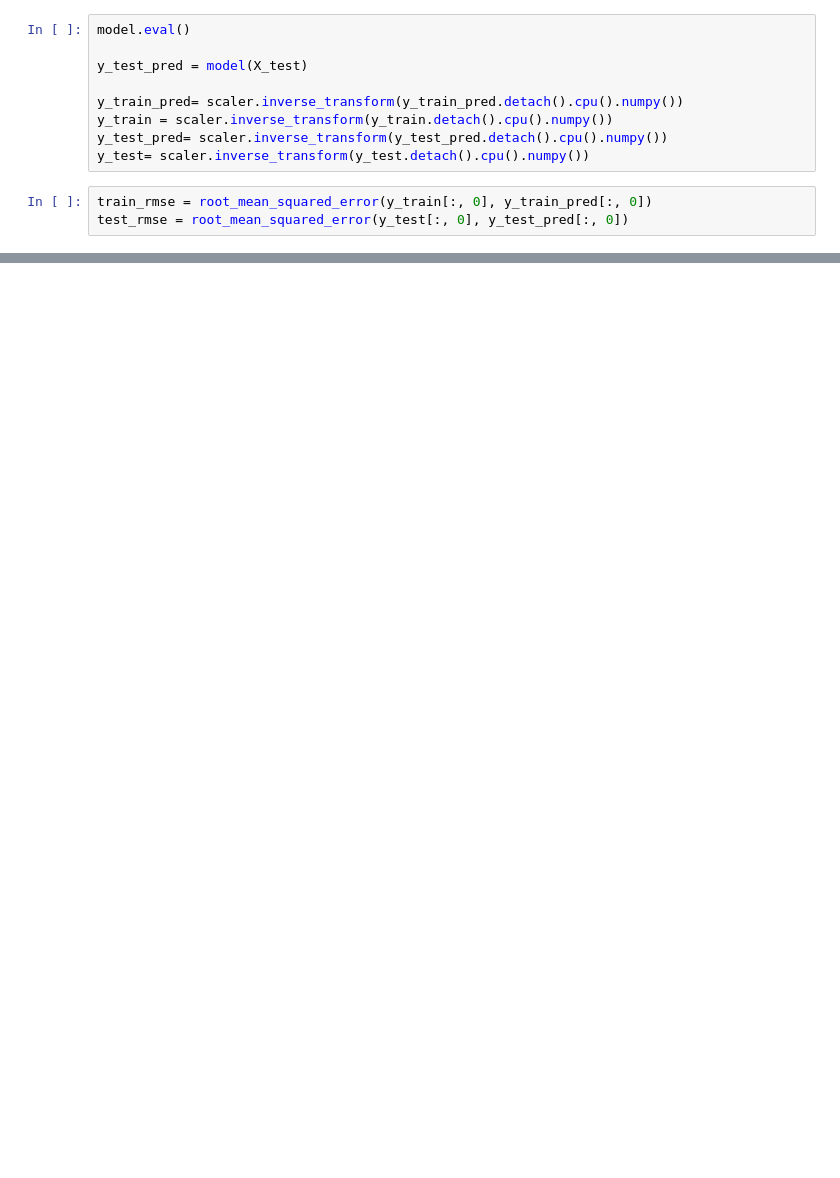
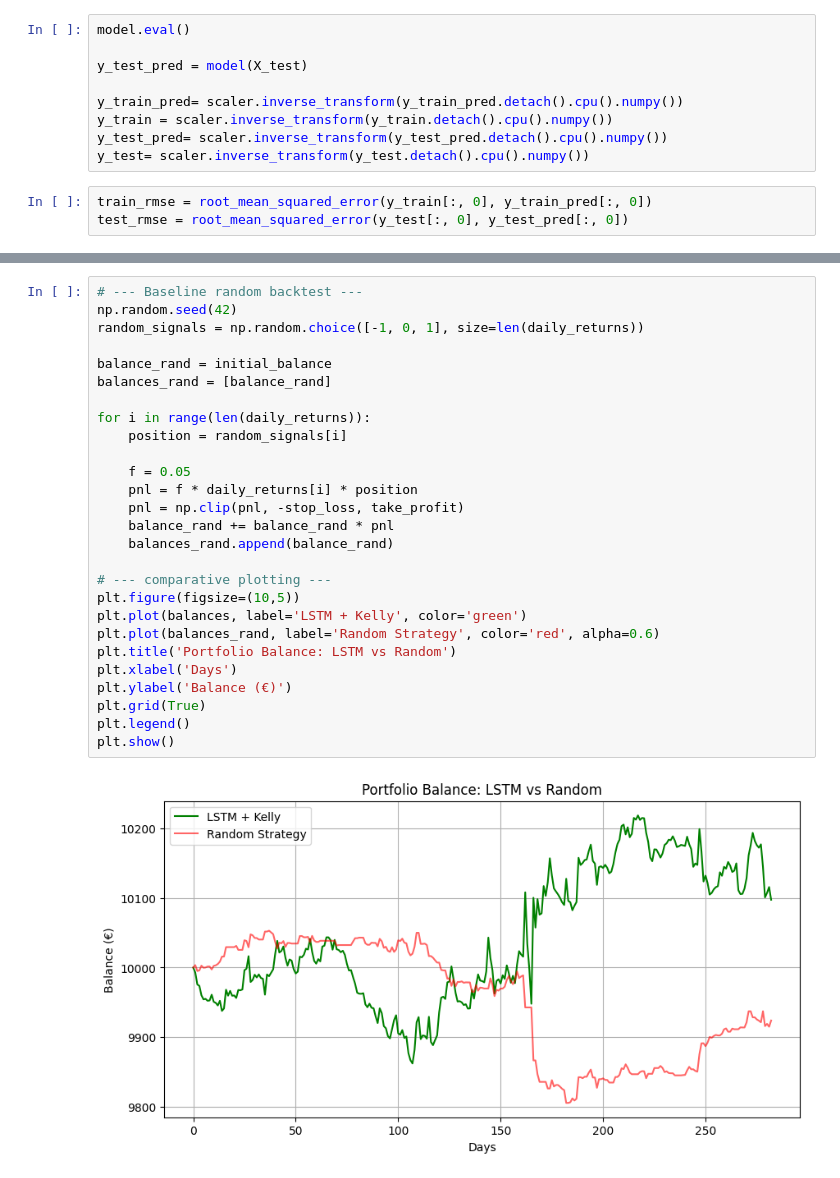
Before and after one commit to Neelgrevy92/deep-learning-stock-forecast, a Jupyter notebook: notebook.ipynb, the cells around one changed output, grey strips where cells are left out. Saved outputs shown, nothing was run; the diff lists cells and outputs as text; blank space fills up the shorter version.

```diff
--- a/notebook.ipynb
+++ b/notebook.ipynb
@@ -259,0 +269,29 @@ plt.show()
+# %%
+# --- Baseline random backtest ---
+np.random.seed(42)
+random_signals = np.random.choice([-1, 0, 1], size=len(daily_returns))
+
+balance_rand = initial_balance
+balances_rand = [balance_rand]
+
+for i in range(len(daily_returns)):
+    position = random_signals[i]
+
+    f = 0.05
+    pnl = f * daily_returns[i] * position
+    pnl = np.clip(pnl, -stop_loss, take_profit)
+    balance_rand += balance_rand * pnl
+    balances_rand.append(balance_rand)
+
+# --- comparative plotting ---
+plt.figure(figsize=(10,5))
+plt.plot(balances, label='LSTM + Kelly', color='green')
+plt.plot(balances_rand, label='Random Strategy', color='red', alpha=0.6)
+plt.title('Portfolio Balance: LSTM vs Random')
+plt.xlabel('Days')
+plt.ylabel('Balance (€)')
+plt.grid(True)
+plt.legend()
+plt.show()
+# %% [output]
+[figure, added]
```
Also changed, not shown: parts of 8 cells of this notebook.
